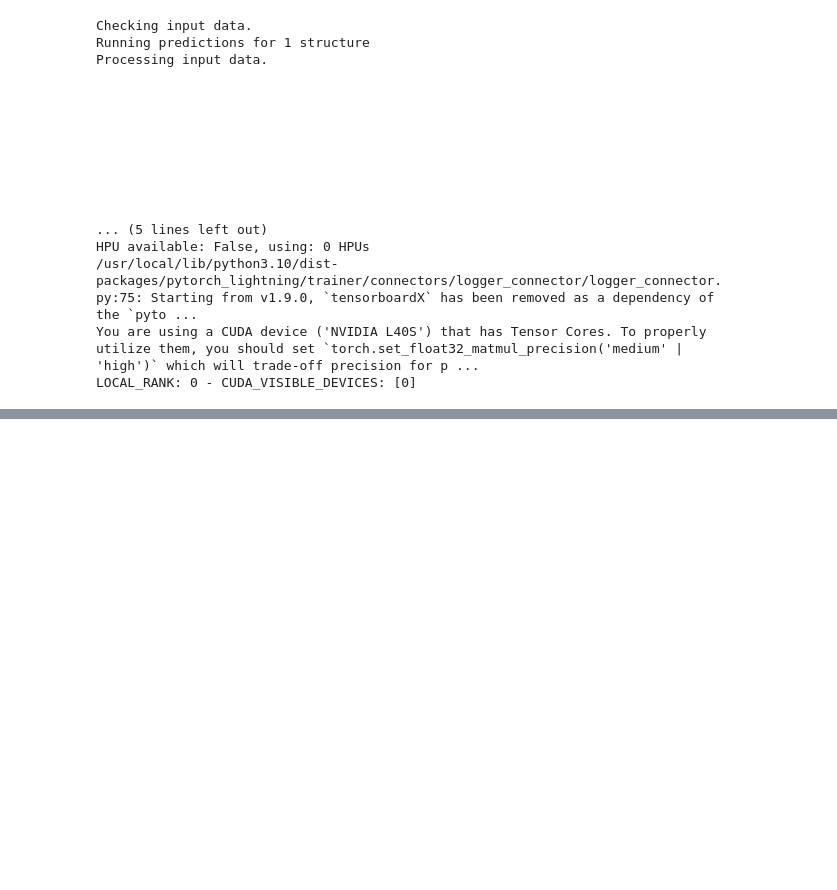
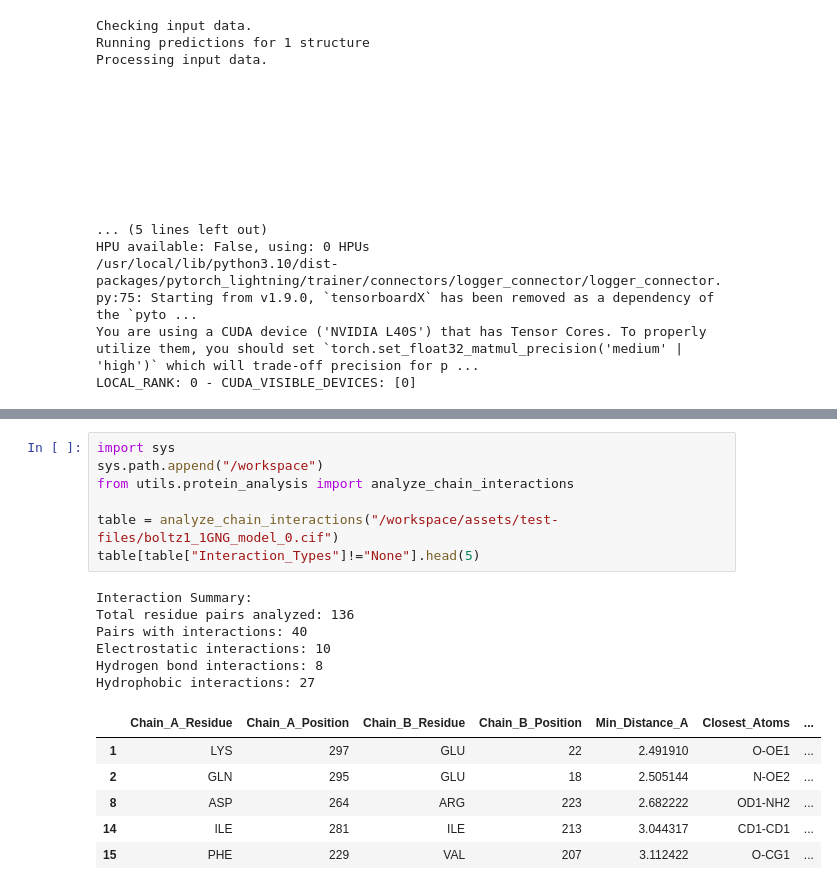
Before and after one commit to gabenavarro/MLContainerLab, a Jupyter notebook: documentation/boltz1x.ipynb, the cells around one changed output, grey strips where cells are left out. Saved outputs shown, nothing was run; the diff lists cells and outputs as text; blank space fills up the shorter version.

```diff
--- a/documentation/boltz1x.ipynb
+++ b/documentation/boltz1x.ipynb
@@ -303,0 +305,20 @@ The results are fairly close to experimental modal. This highlights the ability
+# %%
+import sys
+sys.path.append("/workspace")
+from utils.protein_analysis import analyze_chain_interactions
+
+table = analyze_chain_interactions("/workspace/assets/test-files/boltz1_1GNG_model_0.cif")
+table[table["Interaction_Types"]!="None"].head(5)
+# %% [output]
+Interaction Summary:
+Total residue pairs analyzed: 136
+Pairs with interactions: 40
+Electrostatic interactions: 10
+Hydrogen bond interactions: 8
+Hydrophobic interactions: 27
+|  | Chain_A_Residue | Chain_A_Position | Chain_B_Residue | Chain_B_Position | Min_Distance_A | Closest_Atoms | ... |
+| 1 | LYS | 297 | GLU | 22 | 2.491910 | O-OE1 | ... |
+| 2 | GLN | 295 | GLU | 18 | 2.505144 | N-OE2 | ... |
+| 8 | ASP | 264 | ARG | 223 | 2.682222 | OD1-NH2 | ... |
+| 14 | ILE | 281 | ILE | 213 | 3.044317 | CD1-CD1 | ... |
+| 15 | PHE | 229 | VAL | 207 | 3.112422 | O-CG1 | ... |
```
Also changed, not shown: parts of 21 cells of this notebook, 51 other files.
